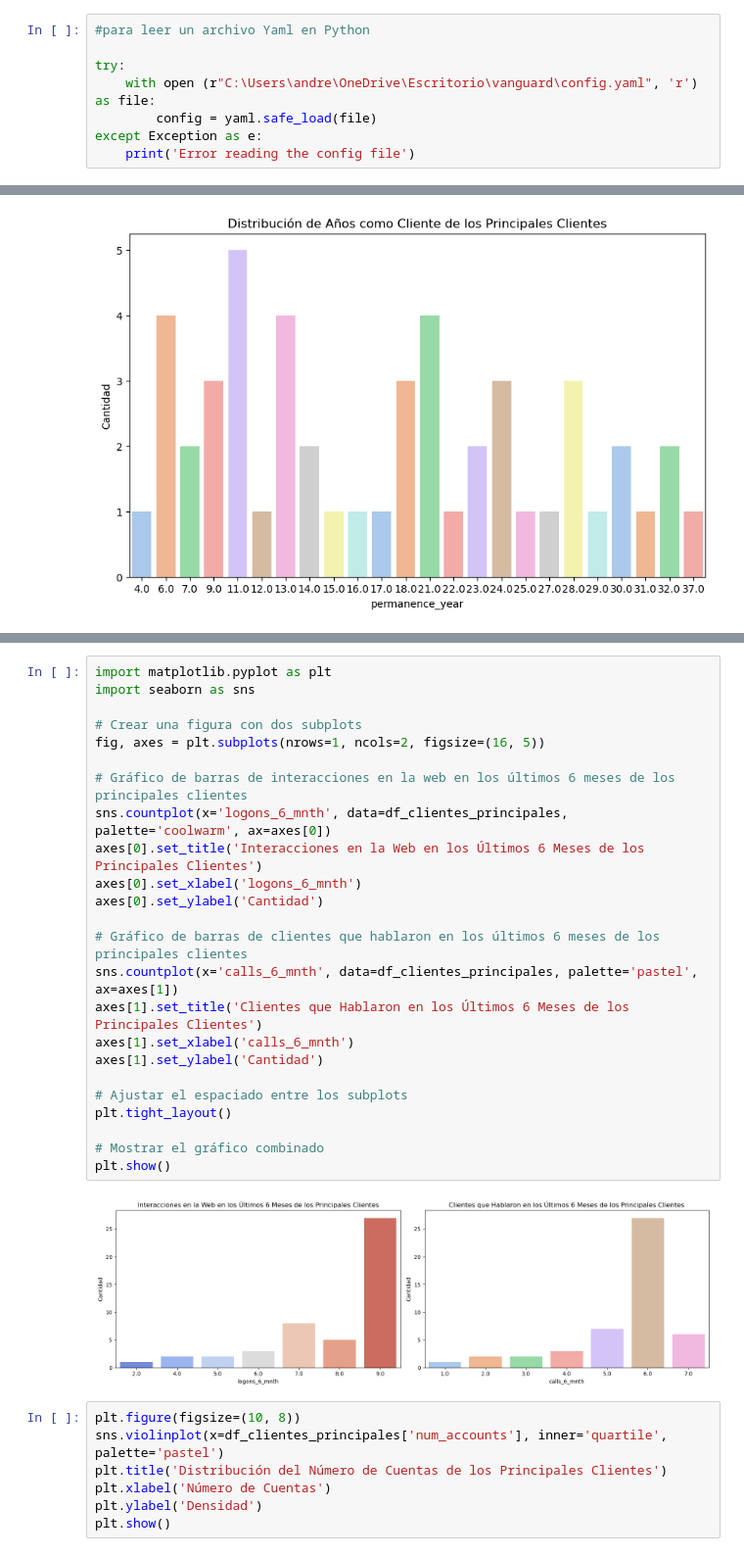
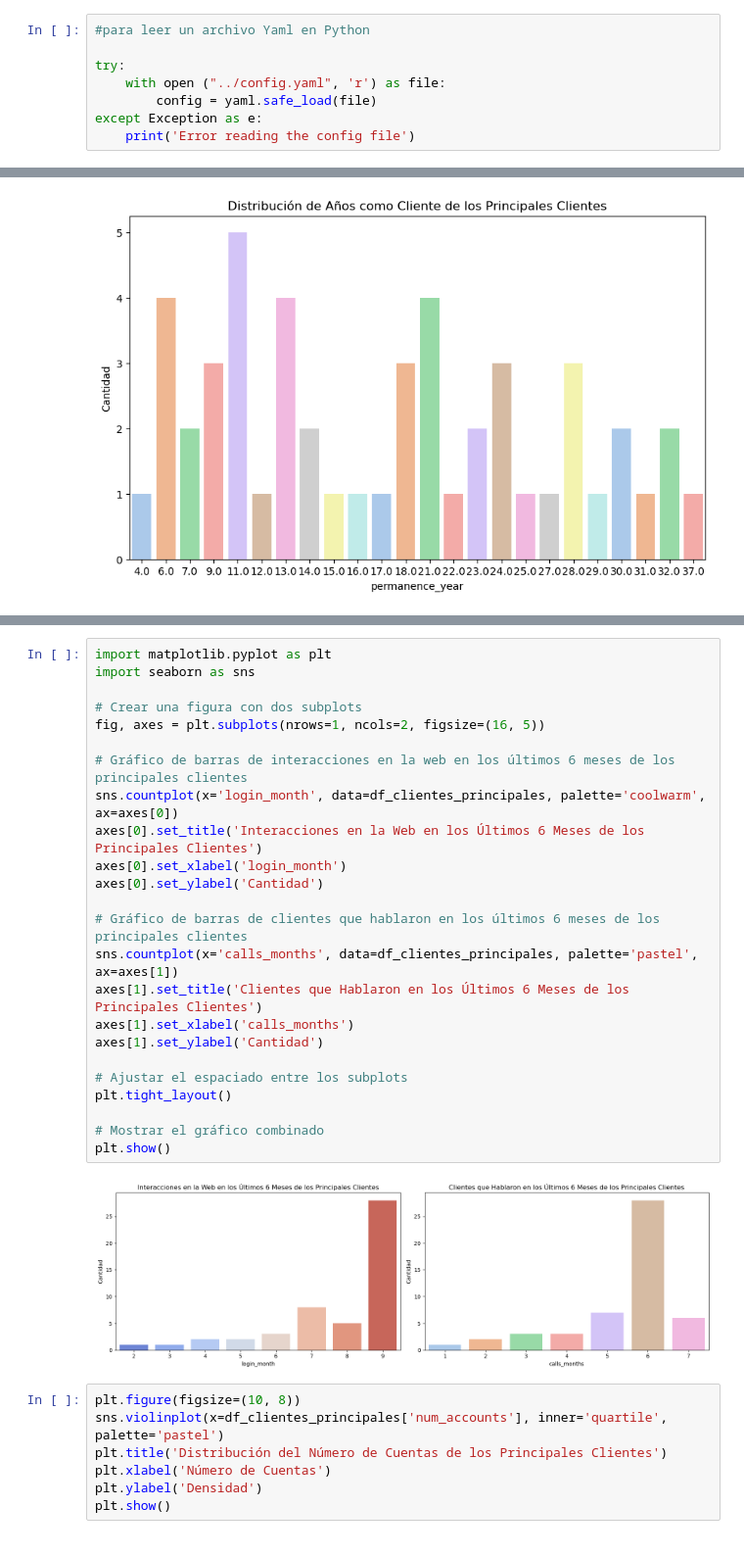
Before and after one commit to alicia-perez-diez/vanguard, a Jupyter notebook: notebooks/main.ipynb, the cells around one changed output, grey strips where cells are left out. Shown at 98% size. Cells and saved outputs as stored; diff of their text form.

```diff
--- a/notebooks/main.ipynb
+++ b/notebooks/main.ipynb
@@ -9,7 +9,7 @@ from scipy.stats.contingency import association
 #para leer un archivo Yaml en Python
 
 try:
-    with open (r"C:\Users\andre\OneDrive\Escritorio\vanguard\config.yaml", 'r') as file:
+    with open ("../config.yaml", 'r') as file:
         config = yaml.safe_load(file)
 except Exception as e:
     print('Error reading the config file')
@@ -273,29 +277,29 @@ plt.show()
 # %%
 import matplotlib.pyplot as plt
 import seaborn as sns
 
 # Crear una figura con dos subplots
 fig, axes = plt.subplots(nrows=1, ncols=2, figsize=(16, 5))
 
 # Gráfico de barras de interacciones en la web en los últimos 6 meses de los principales clientes
-sns.countplot(x='logons_6_mnth', data=df_clientes_principales, palette='coolwarm', ax=axes[0])
+sns.countplot(x='login_month', data=df_clientes_principales, palette='coolwarm', ax=axes[0])
 axes[0].set_title('Interacciones en la Web en los Últimos 6 Meses de los Principales Clientes')
-axes[0].set_xlabel('logons_6_mnth')
+axes[0].set_xlabel('login_month')
 axes[0].set_ylabel('Cantidad')
 
 # Gráfico de barras de clientes que hablaron en los últimos 6 meses de los principales clientes
-sns.countplot(x='calls_6_mnth', data=df_clientes_principales, palette='pastel', ax=axes[1])
+sns.countplot(x='calls_months', data=df_clientes_principales, palette='pastel', ax=axes[1])
 axes[1].set_title('Clientes que Hablaron en los Últimos 6 Meses de los Principales Clientes')
-axes[1].set_xlabel('calls_6_mnth')
+axes[1].set_xlabel('calls_months')
 axes[1].set_ylabel('Cantidad')
 
 # Ajustar el espaciado entre los subplots
 plt.tight_layout()
 
 # Mostrar el gráfico combinado
 plt.show()
 # %% [output]
-[figure, old version]
+[figure, new version]
 # %%
 plt.figure(figsize=(10, 8))
 sns.violinplot(x=df_clientes_principales['num_accounts'], inner='quartile', palette='pastel')
```
Also changed, not shown: parts of 18 cells of this notebook, 1 other file.
